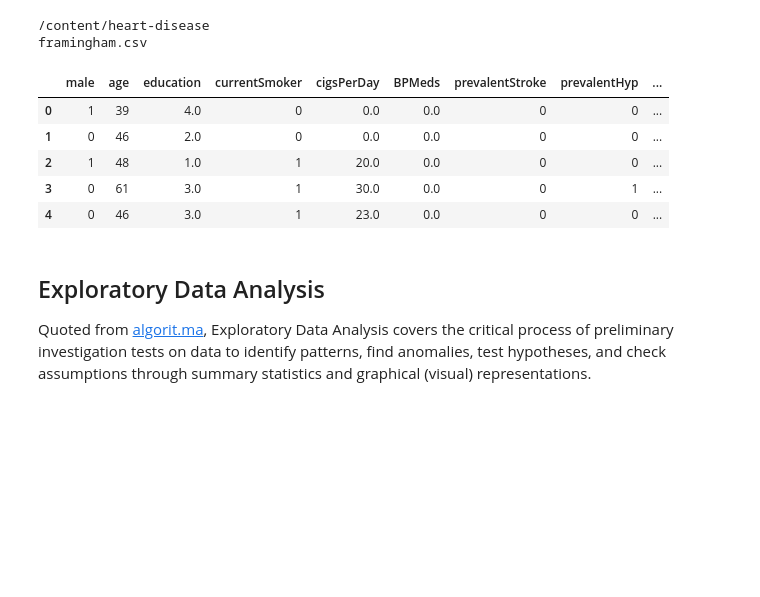
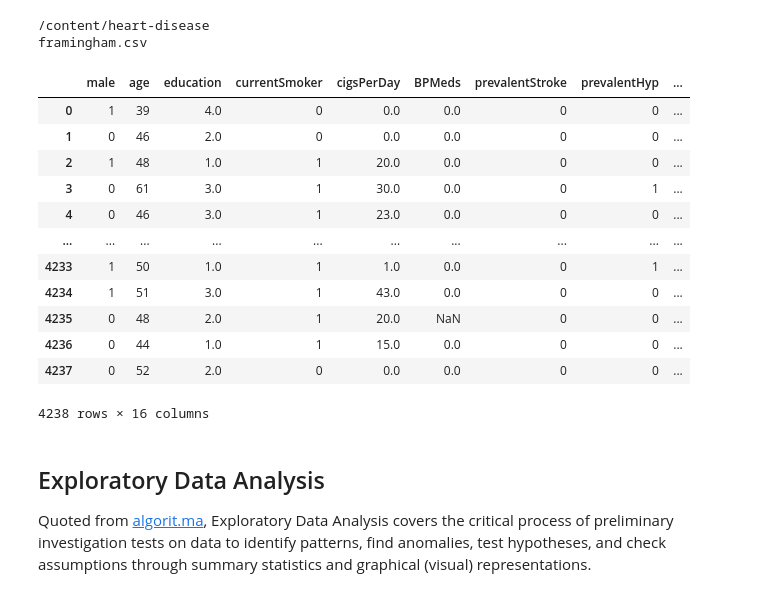
Before and after one commit to bima0302/Cardiovascular-Disease-Predictive-Analytics-Project, a Jupyter notebook: FirstProject_PredictiveAnalytics.ipynb, the cells around one changed output. Saved outputs shown, nothing was run; the diff lists cells and outputs as text; code cells hidden in the pictures; blank space fills up the shorter version.

```diff
--- a/FirstProject_PredictiveAnalytics.ipynb
+++ b/FirstProject_PredictiveAnalytics.ipynb
@@ -136,14 +136,21 @@ zip_ref.close()
 framingham.csv
 # %%
 data = pd.read_csv("/content/heart-disease/framingham.csv")
-data.head()
+data
 # %% [output]
 |  | male | age | education | currentSmoker | cigsPerDay | BPMeds | prevalentStroke | prevalentHyp | ... |
 | 0 | 1 | 39 | 4.0 | 0 | 0.0 | 0.0 | 0 | 0 | ... |
 | 1 | 0 | 46 | 2.0 | 0 | 0.0 | 0.0 | 0 | 0 | ... |
 | 2 | 1 | 48 | 1.0 | 1 | 20.0 | 0.0 | 0 | 0 | ... |
 | 3 | 0 | 61 | 3.0 | 1 | 30.0 | 0.0 | 0 | 1 | ... |
 | 4 | 0 | 46 | 3.0 | 1 | 23.0 | 0.0 | 0 | 0 | ... |
+| ... | ... | ... | ... | ... | ... | ... | ... | ... | ... |
+| 4233 | 1 | 50 | 1.0 | 1 | 1.0 | 0.0 | 0 | 1 | ... |
+| 4234 | 1 | 51 | 3.0 | 1 | 43.0 | 0.0 | 0 | 0 | ... |
+| 4235 | 0 | 48 | 2.0 | 1 | 20.0 | NaN | 0 | 0 | ... |
+| 4236 | 0 | 44 | 1.0 | 1 | 15.0 | 0.0 | 0 | 0 | ... |
+| 4237 | 0 | 52 | 2.0 | 0 | 0.0 | 0.0 | 0 | 0 | ... |
+4238 rows × 16 columns
 # %% [markdown]
 ## Exploratory Data Analysis
 Quoted from [algorit.ma](https://algorit.ma/blog/exploratory-data-analysis-2022/), Exploratory Data Analysis covers the critical process of preliminary investigation tests on data to identify patterns, find anomalies, test hypotheses, and check assumptions through summary statistics and graphical (visual) representations.
```
Also changed, not shown: parts of 1 cell of this notebook.
